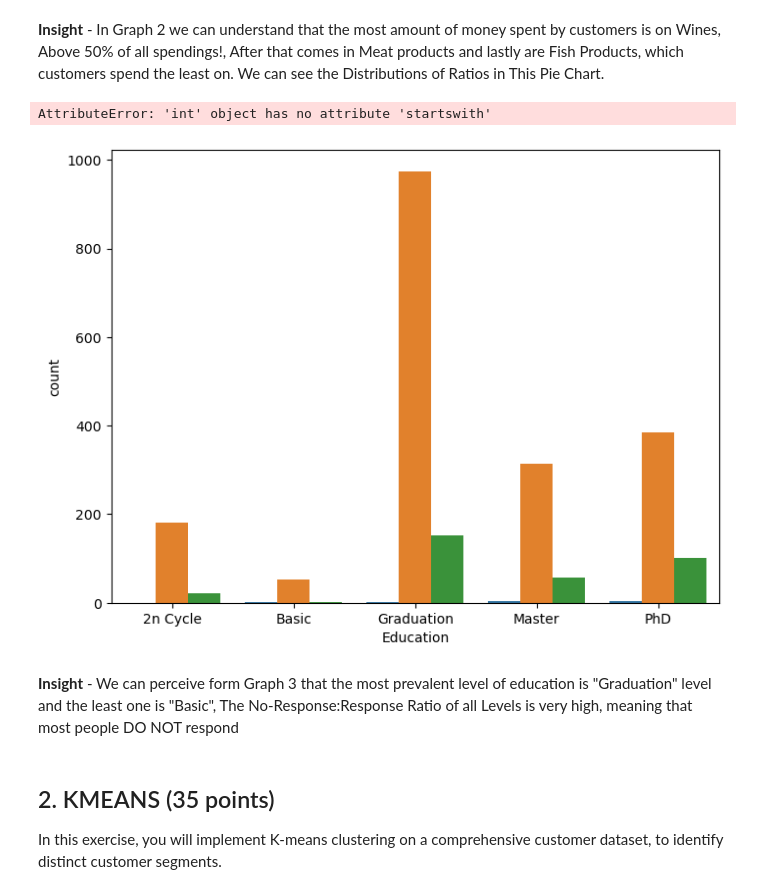
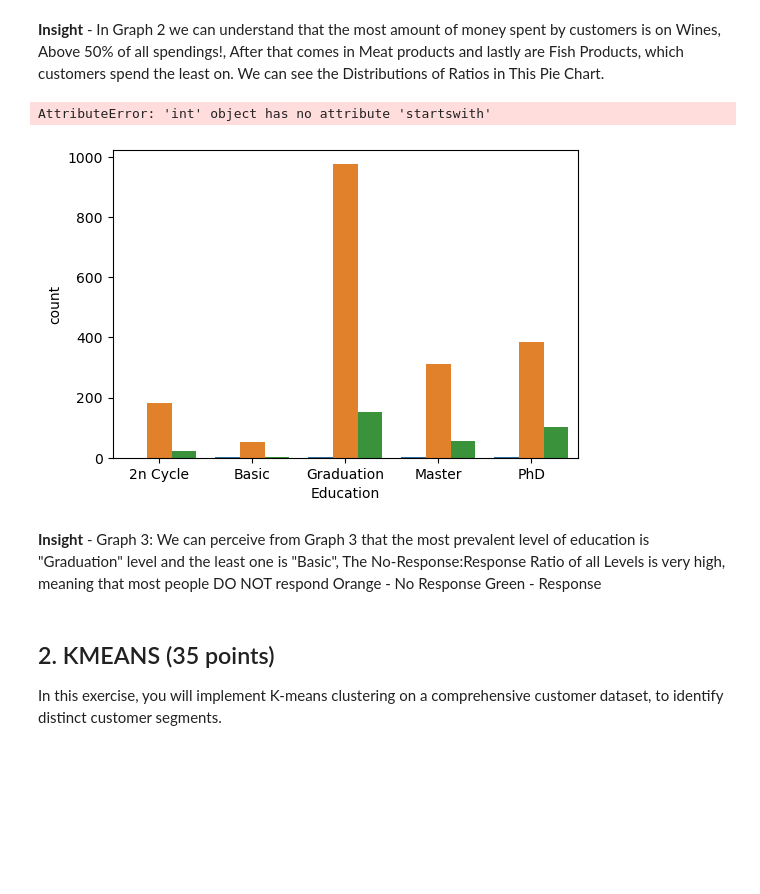
Before and after one commit to AbedShowgan/ML_HW, a Jupyter notebook: HW1_ML/ML_EX1.ipynb, the cells around one changed output. Saved outputs shown, nothing was run; the diff lists cells and outputs as text; code cells hidden in the pictures; blank space fills up the shorter version.

```diff
--- a/HW1_ML/ML_EX1.ipynb
+++ b/HW1_ML/ML_EX1.ipynb
@@ -104,27 +107,29 @@ We can see the Distributions of Ratios in This Pie Chart.
 # %%
 # Graph 3 -      # Group the data by education level and calculate the counts of responders and non-responders
 education_counts = data_frame.groupby(['Education', 'Response']).size().unstack().fillna(0)
 
         # Reset the index to make 'Education' and 'Response' regular columns
 education_counts = education_counts.reset_index()
 
         # Melt the DataFrame
 melted_data = pd.melt(education_counts, id_vars='Education', var_name='Response', value_name='Count')
         # Plot a bar chart
-plt.figure(figsize=(8, 6))
+plt.figure(figsize=(6, 4))
 sns.barplot(x='Education', y='count', hue='Response',
                 data=education_counts.reset_index().melt(id_vars=['Education'], var_name='Response',
                                                             value_name='count'))
 plt.title('Responder Distribution by Education Level')
 plt.legend(title='Response', labels=['Non-Responder - Orange', 'Responder - Blue'])
 plt.xlabel('Education ')
 plt.ylabel('Amount Responded')
 plt.show()
 # %% [output]
 AttributeError: 'int' object has no attribute 'startswith'
-[figure, old version]
+[figure, new version]
 # %% [markdown]
-**Insight** - We can perceive form Graph 3 that the most prevalent level of education is "Graduation" level and the least one is "Basic", The No-Response:Response Ratio of all Levels is very high, meaning that most people DO NOT respond
+**Insight** - Graph 3: We can perceive from Graph 3 that the most prevalent level of education is "Graduation" level and the least one is "Basic", The No-Response:Response Ratio of all Levels is very high, meaning that most people DO NOT respond
+Orange - No Response
+Green - Response
 # %% [markdown]
 ## 2. KMEANS (35 points)
 
```
Also changed, not shown: parts of 6 cells of this notebook, 4 other files.
